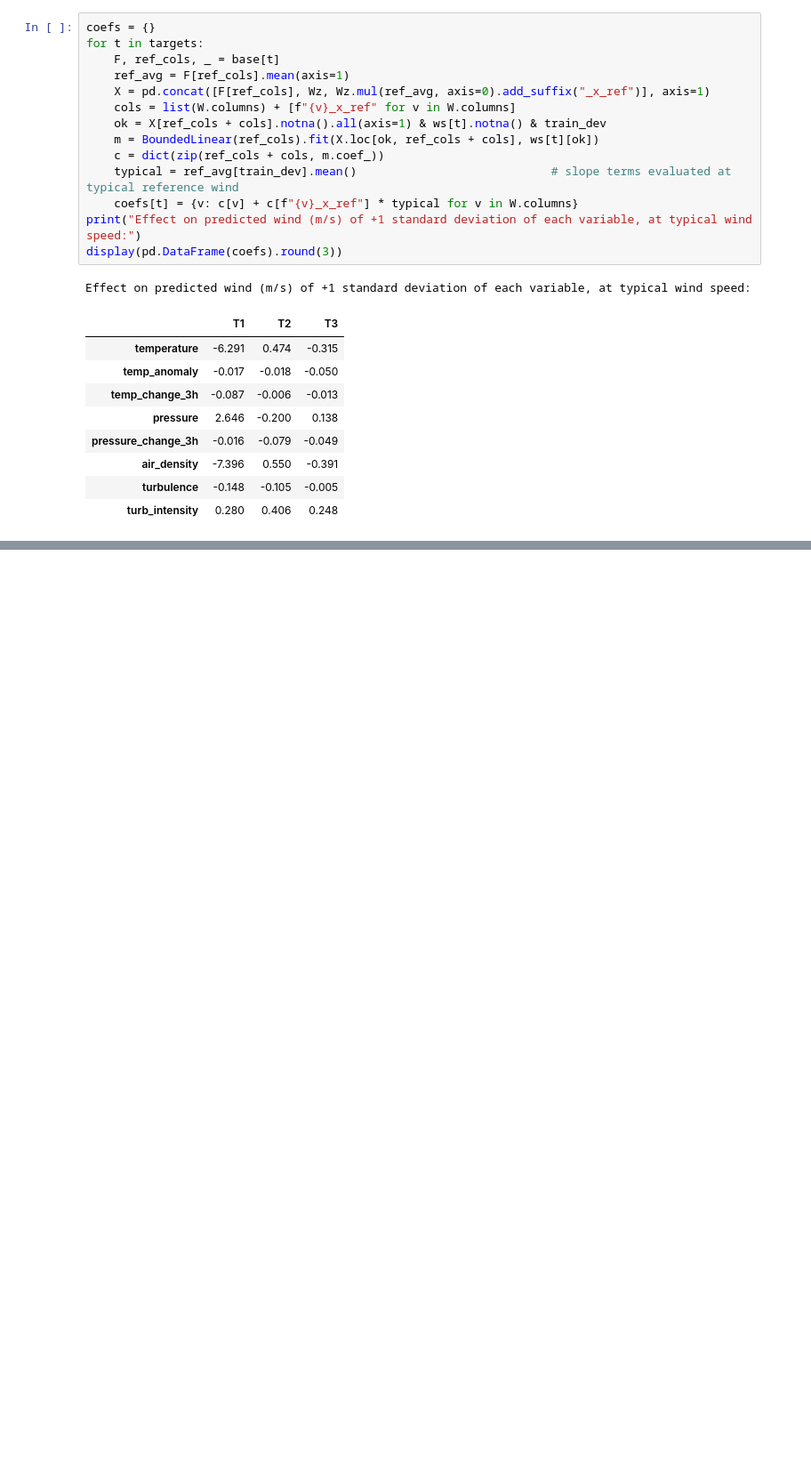
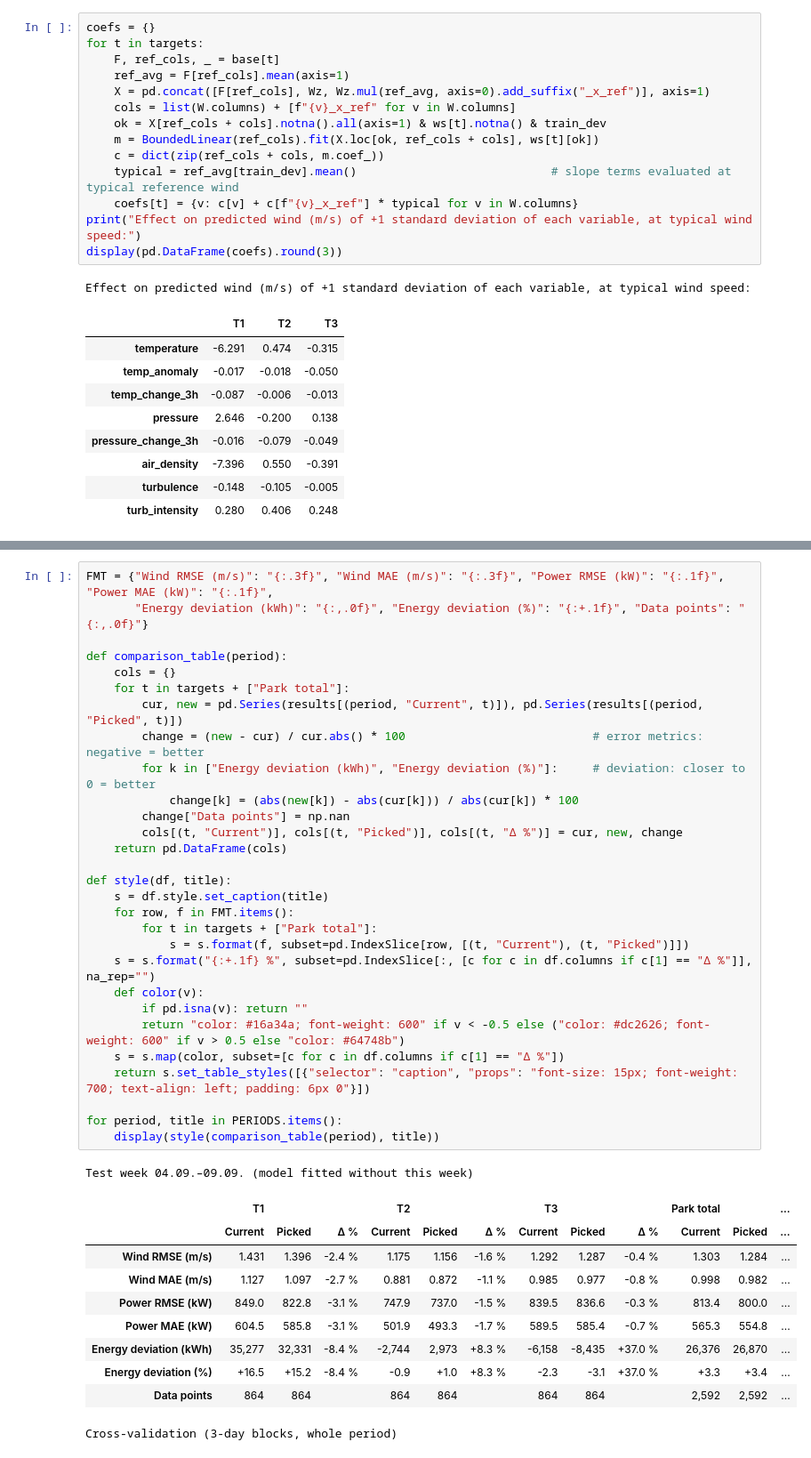
Before and after one commit to AdrianBodrug/Gone-with-the-wind-BayWe-Challenge, a Jupyter notebook: notebooks/data_analysis.ipynb, the cells around one changed output, grey strips where cells are left out. Shown at 89% size. Cells and saved outputs as stored; diff of their text form; blank space fills up the shorter version.

```diff
--- a/notebooks/data_analysis.ipynb
+++ b/notebooks/data_analysis.ipynb
@@ -2685,0 +2891,41 @@ Effect on predicted wind (m/s) of +1 standard deviation of each variable, at typ
+# %%
+FMT = {"Wind RMSE (m/s)": "{:.3f}", "Wind MAE (m/s)": "{:.3f}", "Power RMSE (kW)": "{:.1f}", "Power MAE (kW)": "{:.1f}",
+       "Energy deviation (kWh)": "{:,.0f}", "Energy deviation (%)": "{:+.1f}", "Data points": "{:,.0f}"}
+
+def comparison_table(period):
+    cols = {}
+    for t in targets + ["Park total"]:
+        cur, new = pd.Series(results[(period, "Current", t)]), pd.Series(results[(period, "Picked", t)])
+        change = (new - cur) / cur.abs() * 100                           # error metrics: negative = better
+        for k in ["Energy deviation (kWh)", "Energy deviation (%)"]:     # deviation: closer to 0 = better
+            change[k] = (abs(new[k]) - abs(cur[k])) / abs(cur[k]) * 100
+        change["Data points"] = np.nan
+        cols[(t, "Current")], cols[(t, "Picked")], cols[(t, "Δ %")] = cur, new, change
+    return pd.DataFrame(cols)
+
+def style(df, title):
+    s = df.style.set_caption(title)
+    for row, f in FMT.items():
+        for t in targets + ["Park total"]:
+            s = s.format(f, subset=pd.IndexSlice[row, [(t, "Current"), (t, "Picked")]])
+    s = s.format("{:+.1f} %", subset=pd.IndexSlice[:, [c for c in df.columns if c[1] == "Δ %"]], na_rep="")
+    def color(v):
+        if pd.isna(v): return ""
+        return "color: #16a34a; font-weight: 600" if v < -0.5 else ("color: #dc2626; font-weight: 600" if v > 0.5 else "color: #64748b")
+    s = s.map(color, subset=[c for c in df.columns if c[1] == "Δ %"])
+    return s.set_table_styles([{"selector": "caption", "props": "font-size: 15px; font-weight: 700; text-align: left; padding: 6px 0"}])
+
+for period, title in PERIODS.items():
+    display(style(comparison_table(period), title))
+# %% [output]
+Test week 04.09.–09.09. (model fitted without this week)
+|  | T1 |  |  | T2 |  |  | T3 |  |  | Park total |  | ... |
+|  | Current | Picked | Δ % | Current | Picked | Δ % | Current | Picked | Δ % | Current | Picked | ... |
+| Wind RMSE (m/s) | 1.431 | 1.396 | -2.4 % | 1.175 | 1.156 | -1.6 % | 1.292 | 1.287 | -0.4 % | 1.303 | 1.284 | ... |
+| Wind MAE (m/s) | 1.127 | 1.097 | -2.7 % | 0.881 | 0.872 | -1.1 % | 0.985 | 0.977 | -0.8 % | 0.998 | 0.982 | ... |
+| Power RMSE (kW) | 849.0 | 822.8 | -3.1 % | 747.9 | 737.0 | -1.5 % | 839.5 | 836.6 | -0.3 % | 813.4 | 800.0 | ... |
+| Power MAE (kW) | 604.5 | 585.8 | -3.1 % | 501.9 | 493.3 | -1.7 % | 589.5 | 585.4 | -0.7 % | 565.3 | 554.8 | ... |
+| Energy deviation (kWh) | 35,277 | 32,331 | -8.4 % | -2,744 | 2,973 | +8.3 % | -6,158 | -8,435 | +37.0 % | 26,376 | 26,870 | ... |
+| Energy deviation (%) | +16.5 | +15.2 | -8.4 % | -0.9 | +1.0 | +8.3 % | -2.3 | -3.1 | +37.0 % | +3.3 | +3.4 | ... |
+| Data points | 864 | 864 |  | 864 | 864 |  | 864 | 864 |  | 2,592 | 2,592 | ... |
+Cross-validation (3-day blocks, whole period)
```
Also changed, not shown: parts of 14 cells of this notebook, 11 other files.
